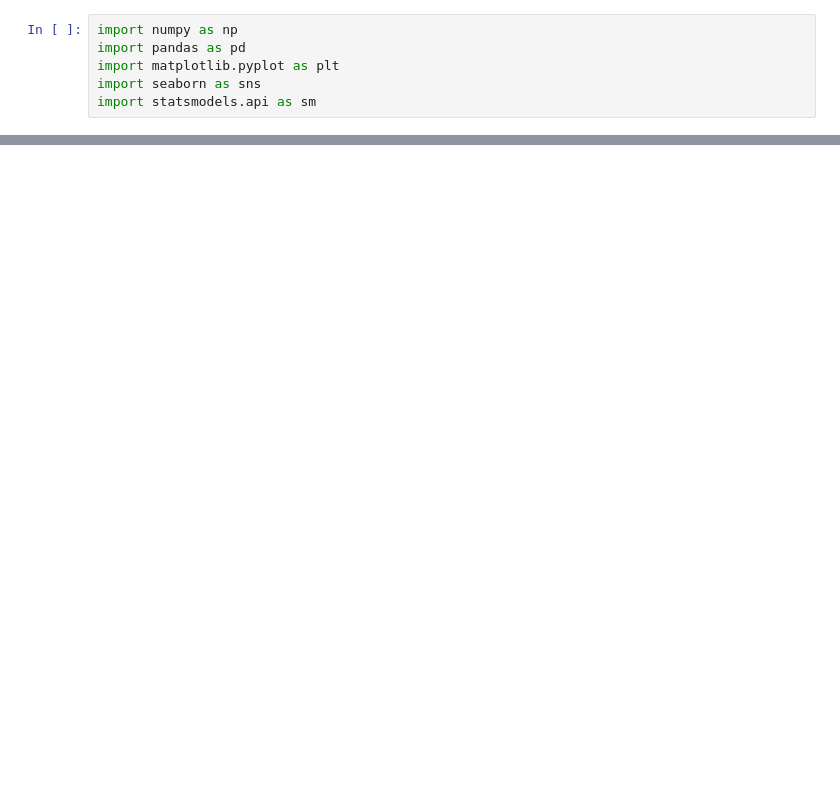
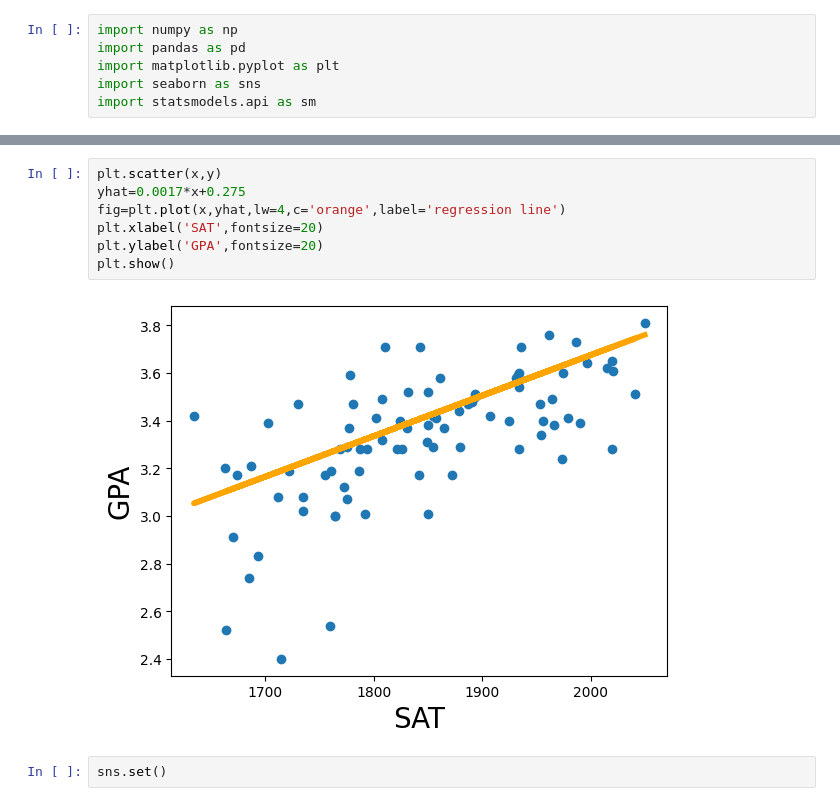
Before and after one commit to PriyanshuYadav08/test-practice-others, a Jupyter notebook: DSE DS/Assignment 1/second.ipynb, the cells around one changed output, grey strips where cells are left out. Saved outputs shown, nothing was run; the diff lists cells and outputs as text; blank space fills up the shorter version.

```diff
--- a/DSE DS/Assignment 1/second.ipynb
+++ b/DSE DS/Assignment 1/second.ipynb
@@ -20,0 +61,11 @@ data.head()
+# %%
+plt.scatter(x,y)
+yhat=0.0017*x+0.275
+fig=plt.plot(x,yhat,lw=4,c='orange',label='regression line')
+plt.xlabel('SAT',fontsize=20)
+plt.ylabel('GPA',fontsize=20)
+plt.show()
+# %% [output]
+[figure, added]
+# %%
+sns.set()
```
Also changed, not shown: parts of 4 cells of this notebook, 2 other files.
